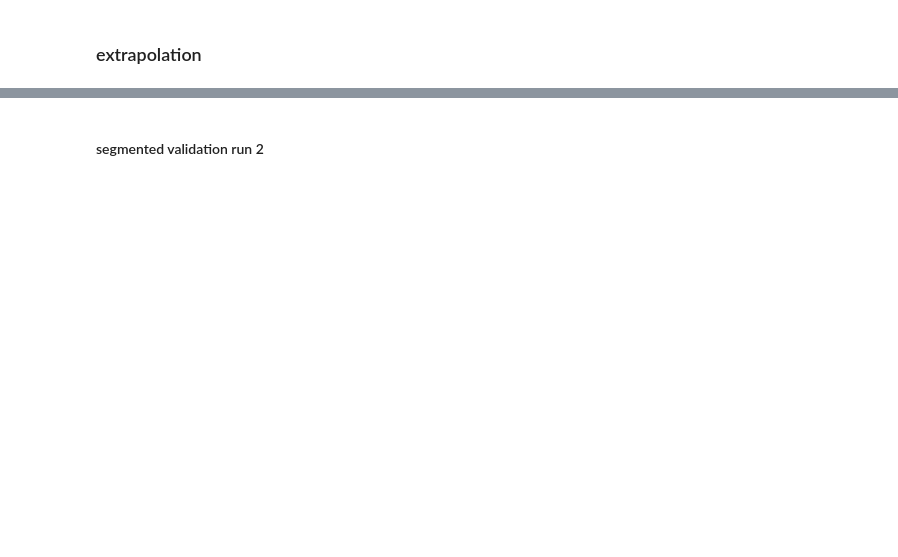
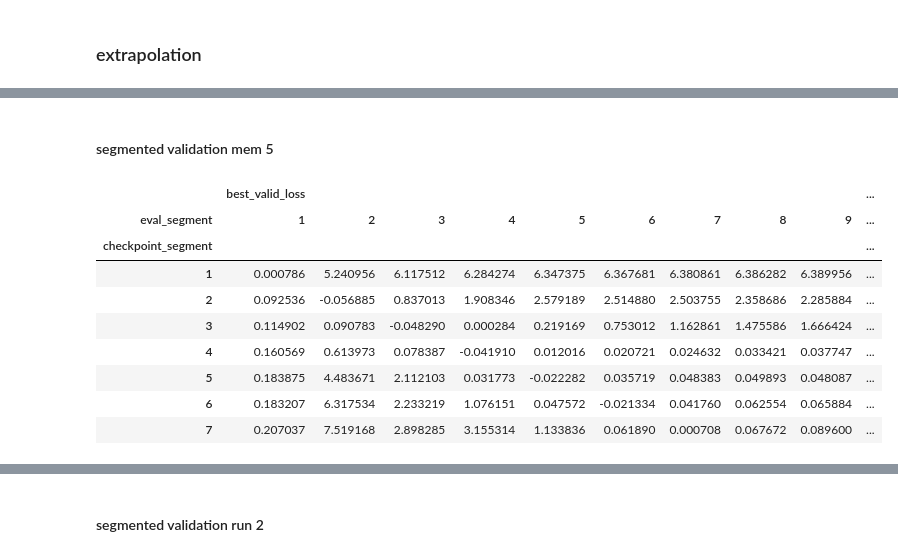
Before and after one commit to pansershrek/recurrent-memory-transformer, a Jupyter notebook: notebooks/interpret_results_decoder.ipynb, the cells around one changed output, grey strips where cells are left out. Drawn from its saved outputs; the diff is of its cells as text; code cells hidden in the pictures; blank space fills up the shorter version.

```diff
--- a/notebooks/interpret_results_decoder.ipynb
+++ b/notebooks/interpret_results_decoder.ipynb
@@ -26,0 +130,27 @@ res_df['eval_segment'] = res_df.max_n_segments
+# %% [markdown]
+#### segmented validation mem 5
+# %%
+df = res_df[res_df.model_path.apply(lambda x: 'eval' in x and 'segm_valid' in x and 'run_1' in x)].copy()
+df = df[df.num_mem_tokens == 5]
+
+gb_cols = ['input_size', 'checkpoint_segment', 'num_mem_tokens', 'eval_segment']
+metric_cols = ['best_valid_loss']
+group_df = df.groupby(gb_cols).min()[metric_cols]
+group_df['std'] = df.groupby(gb_cols).std()[metric_cols]
+group_df['n_runs'] = df.groupby(gb_cols).count()[metric_cols]
+group_df['runs'] = df.groupby(gb_cols).agg({metric_cols[0]:tuple})[metric_cols[0]].apply(lambda x: [round(i,2) for i in x])
+
+baseline_score = 2.953460
+table = pd.pivot_table(group_df, index=['checkpoint_segment'], columns=['eval_segment'], values=['best_valid_loss'])
+table - baseline_score
+# %% [output]
+|  | best_valid_loss |  |  |  |  |  |  |  |  | ... |
+| eval_segment | 1 | 2 | 3 | 4 | 5 | 6 | 7 | 8 | 9 | ... |
+| checkpoint_segment |  |  |  |  |  |  |  |  |  | ... |
+| 1 | 0.000786 | 5.240956 | 6.117512 | 6.284274 | 6.347375 | 6.367681 | 6.380861 | 6.386282 | 6.389956 | ... |
+| 2 | 0.092536 | -0.056885 | 0.837013 | 1.908346 | 2.579189 | 2.514880 | 2.503755 | 2.358686 | 2.285884 | ... |
+| 3 | 0.114902 | 0.090783 | -0.048290 | 0.000284 | 0.219169 | 0.753012 | 1.162861 | 1.475586 | 1.666424 | ... |
+| 4 | 0.160569 | 0.613973 | 0.078387 | -0.041910 | 0.012016 | 0.020721 | 0.024632 | 0.033421 | 0.037747 | ... |
+| 5 | 0.183875 | 4.483671 | 2.112103 | 0.031773 | -0.022282 | 0.035719 | 0.048383 | 0.049893 | 0.048087 | ... |
+| 6 | 0.183207 | 6.317534 | 2.233219 | 1.076151 | 0.047572 | -0.021334 | 0.041760 | 0.062554 | 0.065884 | ... |
+| 7 | 0.207037 | 7.519168 | 2.898285 | 3.155314 | 1.133836 | 0.061890 | 0.000708 | 0.067672 | 0.089600 | ... |
```
Also changed, not shown: parts of 16 cells of this notebook, 26 other files.
